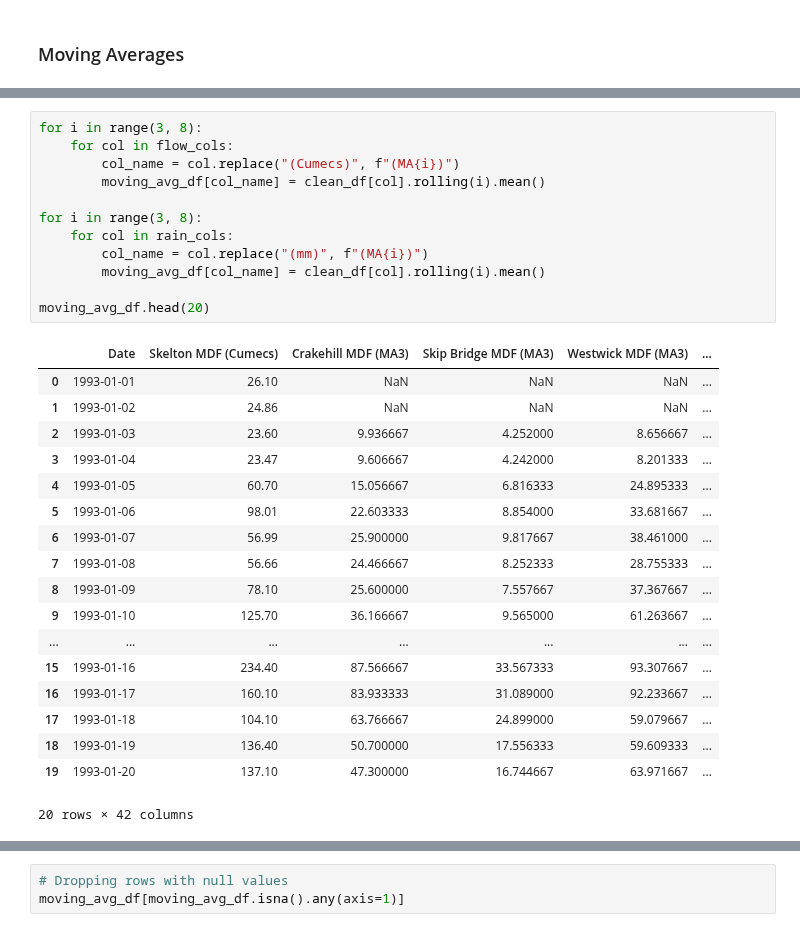
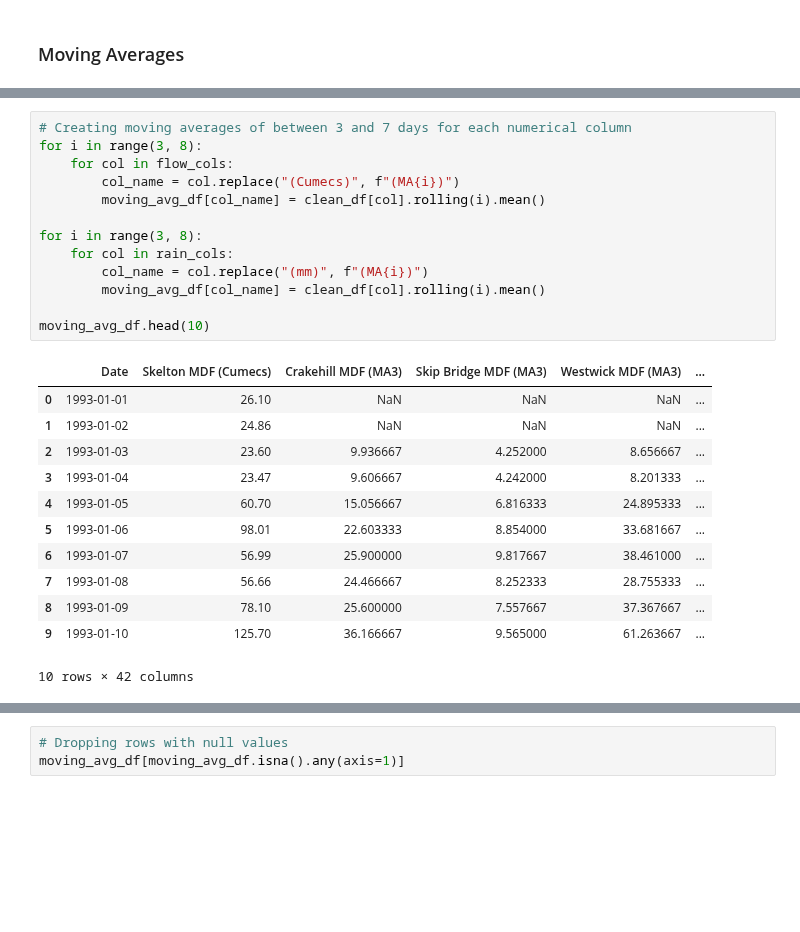
Before and after one commit to mhjp13/small-projects-ai, a Jupyter notebook: cob107/cw2/Data-Processing.ipynb, the cells around one changed output, grey strips where cells are left out. Saved outputs shown, nothing was run; the diff lists cells and outputs as text; blank space fills up the shorter version.

```diff
--- a/cob107/cw2/Data-Processing.ipynb
+++ b/cob107/cw2/Data-Processing.ipynb
@@ -421,31 +365,26 @@ moving_avg_df.head(20)
 # %%
+# Creating moving averages of between 3 and 7 days for each numerical column
 for i in range(3, 8):
     for col in flow_cols:
         col_name = col.replace("(Cumecs)", f"(MA{i})")
         moving_avg_df[col_name] = clean_df[col].rolling(i).mean()
 
 for i in range(3, 8):
     for col in rain_cols:
         col_name = col.replace("(mm)", f"(MA{i})")
         moving_avg_df[col_name] = clean_df[col].rolling(i).mean()
 
-moving_avg_df.head(20)
+moving_avg_df.head(10)
 # %% [output]
 |  | Date | Skelton MDF (Cumecs) | Crakehill MDF (MA3) | Skip Bridge MDF (MA3) | Westwick MDF (MA3) | ... |
 | 0 | 1993-01-01 | 26.10 | NaN | NaN | NaN | ... |
 | 1 | 1993-01-02 | 24.86 | NaN | NaN | NaN | ... |
 | 2 | 1993-01-03 | 23.60 | 9.936667 | 4.252000 | 8.656667 | ... |
 | 3 | 1993-01-04 | 23.47 | 9.606667 | 4.242000 | 8.201333 | ... |
 | 4 | 1993-01-05 | 60.70 | 15.056667 | 6.816333 | 24.895333 | ... |
 | 5 | 1993-01-06 | 98.01 | 22.603333 | 8.854000 | 33.681667 | ... |
 | 6 | 1993-01-07 | 56.99 | 25.900000 | 9.817667 | 38.461000 | ... |
 | 7 | 1993-01-08 | 56.66 | 24.466667 | 8.252333 | 28.755333 | ... |
 | 8 | 1993-01-09 | 78.10 | 25.600000 | 7.557667 | 37.367667 | ... |
 | 9 | 1993-01-10 | 125.70 | 36.166667 | 9.565000 | 61.263667 | ... |
-| ... | ... | ... | ... | ... | ... | ... |
-| 15 | 1993-01-16 | 234.40 | 87.566667 | 33.567333 | 93.307667 | ... |
-| 16 | 1993-01-17 | 160.10 | 83.933333 | 31.089000 | 92.233667 | ... |
-| 17 | 1993-01-18 | 104.10 | 63.766667 | 24.899000 | 59.079667 | ... |
-| 18 | 1993-01-19 | 136.40 | 50.700000 | 17.556333 | 59.609333 | ... |
-| 19 | 1993-01-20 | 137.10 | 47.300000 | 16.744667 | 63.971667 | ... |
-20 rows × 42 columns
+10 rows × 42 columns
```
Also changed, not shown: parts of 17 cells of this notebook, 12 other files.
